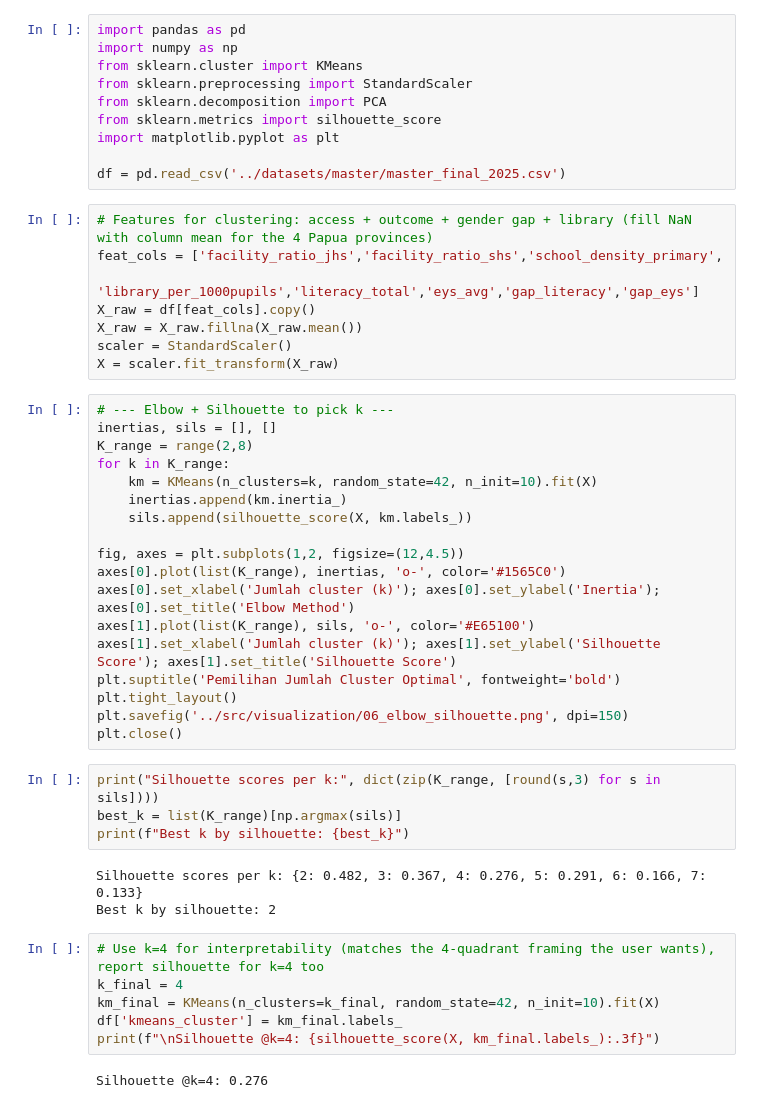
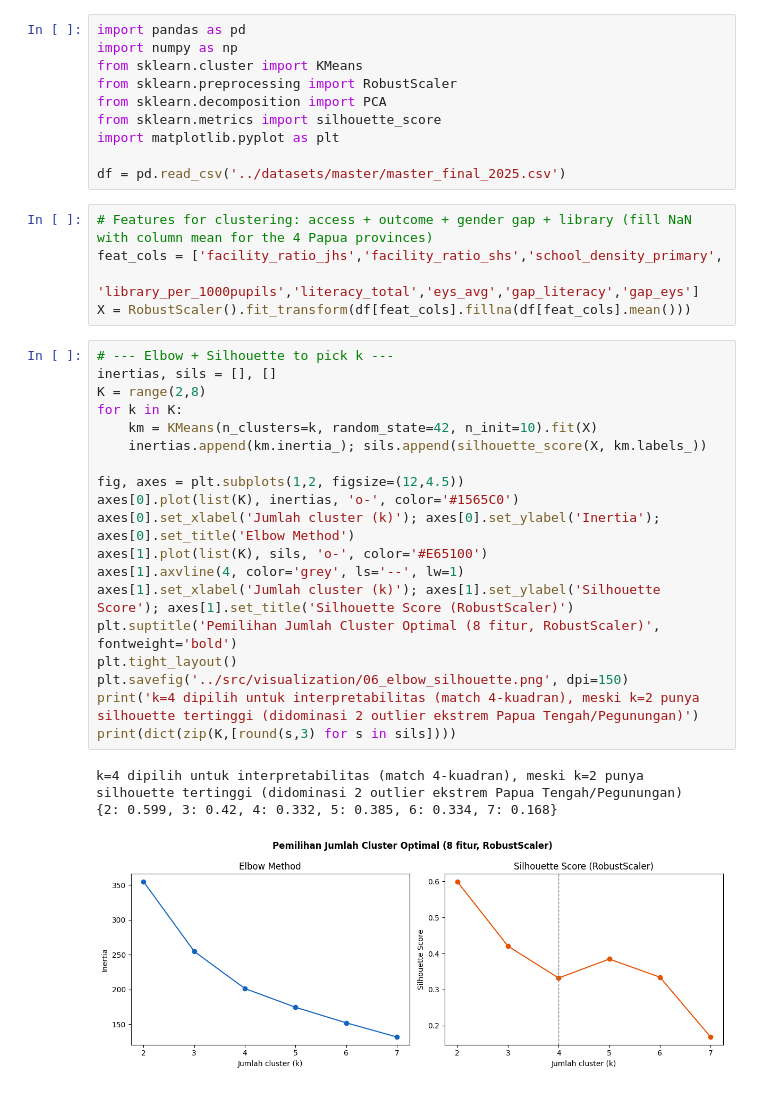
Before and after one commit to febripermata/educational-inequality-indonesia, a Jupyter notebook: notebooks/09_clustering_elbow and PCA.ipynb, the cells around one changed output. Saved outputs shown, nothing was run; the diff lists cells and outputs as text.

```diff
--- a/notebooks/09_clustering_elbow and PCA.ipynb
+++ b/notebooks/09_clustering_elbow and PCA.ipynb
@@ -2,7 +2,7 @@
 import pandas as pd
 import numpy as np
 from sklearn.cluster import KMeans
-from sklearn.preprocessing import StandardScaler
+from sklearn.preprocessing import RobustScaler
 from sklearn.decomposition import PCA
 from sklearn.metrics import silhouette_score
 import matplotlib.pyplot as plt
@@ -12,43 +12,30 @@ df = pd.read_csv('../datasets/master/master_final_2025.csv')
 # Features for clustering: access + outcome + gender gap + library (fill NaN with column mean for the 4 Papua provinces)
 feat_cols = ['facility_ratio_jhs','facility_ratio_shs','school_density_primary',
             'library_per_1000pupils','literacy_total','eys_avg','gap_literacy','gap_eys']
-X_raw = df[feat_cols].copy()
-X_raw = X_raw.fillna(X_raw.mean())
-scaler = StandardScaler()
-X = scaler.fit_transform(X_raw)
+X = RobustScaler().fit_transform(df[feat_cols].fillna(df[feat_cols].mean()))
 # %%
 # --- Elbow + Silhouette to pick k ---
 inertias, sils = [], []
-K_range = range(2,8)
-for k in K_range:
+K = range(2,8)
+for k in K:
     km = KMeans(n_clusters=k, random_state=42, n_init=10).fit(X)
-    inertias.append(km.inertia_)
-    sils.append(silhouette_score(X, km.labels_))
+    inertias.append(km.inertia_); sils.append(silhouette_score(X, km.labels_))
 
 fig, axes = plt.subplots(1,2, figsize=(12,4.5))
-axes[0].plot(list(K_range), inertias, 'o-', color='#1565C0')
+axes[0].plot(list(K), inertias, 'o-', color='#1565C0')
 axes[0].set_xlabel('Jumlah cluster (k)'); axes[0].set_ylabel('Inertia'); axes[0].set_title('Elbow Method')
-axes[1].plot(list(K_range), sils, 'o-', color='#E65100')
-axes[1].set_xlabel('Jumlah cluster (k)'); axes[1].set_ylabel('Silhouette Score'); axes[1].set_title('Silhouette Score')
-plt.suptitle('Pemilihan Jumlah Cluster Optimal', fontweight='bold')
+axes[1].plot(list(K), sils, 'o-', color='#E65100')
+axes[1].axvline(4, color='grey', ls='--', lw=1)
+axes[1].set_xlabel('Jumlah cluster (k)'); axes[1].set_ylabel('Silhouette Score'); axes[1].set_title('Silhouette Score (RobustScaler)')
+plt.suptitle('Pemilihan Jumlah Cluster Optimal (8 fitur, RobustScaler)', fontweight='bold')
 plt.tight_layout()
 plt.savefig('../src/visualization/06_elbow_silhouette.png', dpi=150)
-plt.close()
+print('k=4 dipilih untuk interpretabilitas (match 4-kuadran), meski k=2 punya silhouette tertinggi (didominasi 2 outlier ekstrem Papua Tengah/Pegunungan)')
+print(dict(zip(K,[round(s,3) for s in sils])))
+# %% [output]
+k=4 dipilih untuk interpretabilitas (match 4-kuadran), meski k=2 punya silhouette tertinggi (didominasi 2 outlier ekstrem Papua Tengah/Pegunungan)
+{2: 0.599, 3: 0.42, 4: 0.332, 5: 0.385, 6: 0.334, 7: 0.168}
+[figure, added]
-# %%
-print("Silhouette scores per k:", dict(zip(K_range, [round(s,3) for s in sils])))
-best_k = list(K_range)[np.argmax(sils)]
-print(f"Best k by silhouette: {best_k}")
-# %% [output]
-Silhouette scores per k: {2: 0.482, 3: 0.367, 4: 0.276, 5: 0.291, 6: 0.166, 7: 0.133}
-Best k by silhouette: 2
-# %%
-# Use k=4 for interpretability (matches the 4-quadrant framing the user wants), report silhouette for k=4 too
-k_final = 4
-km_final = KMeans(n_clusters=k_final, random_state=42, n_init=10).fit(X)
-df['kmeans_cluster'] = km_final.labels_
-print(f"\nSilhouette @k=4: {silhouette_score(X, km_final.labels_):.3f}")
-# %% [output]
-Silhouette @k=4: 0.276
 # %%
 # PCA for visualization
 pca = PCA(n_components=2)
```
Also changed, not shown: parts of 2 cells of this notebook, 2 other files.
